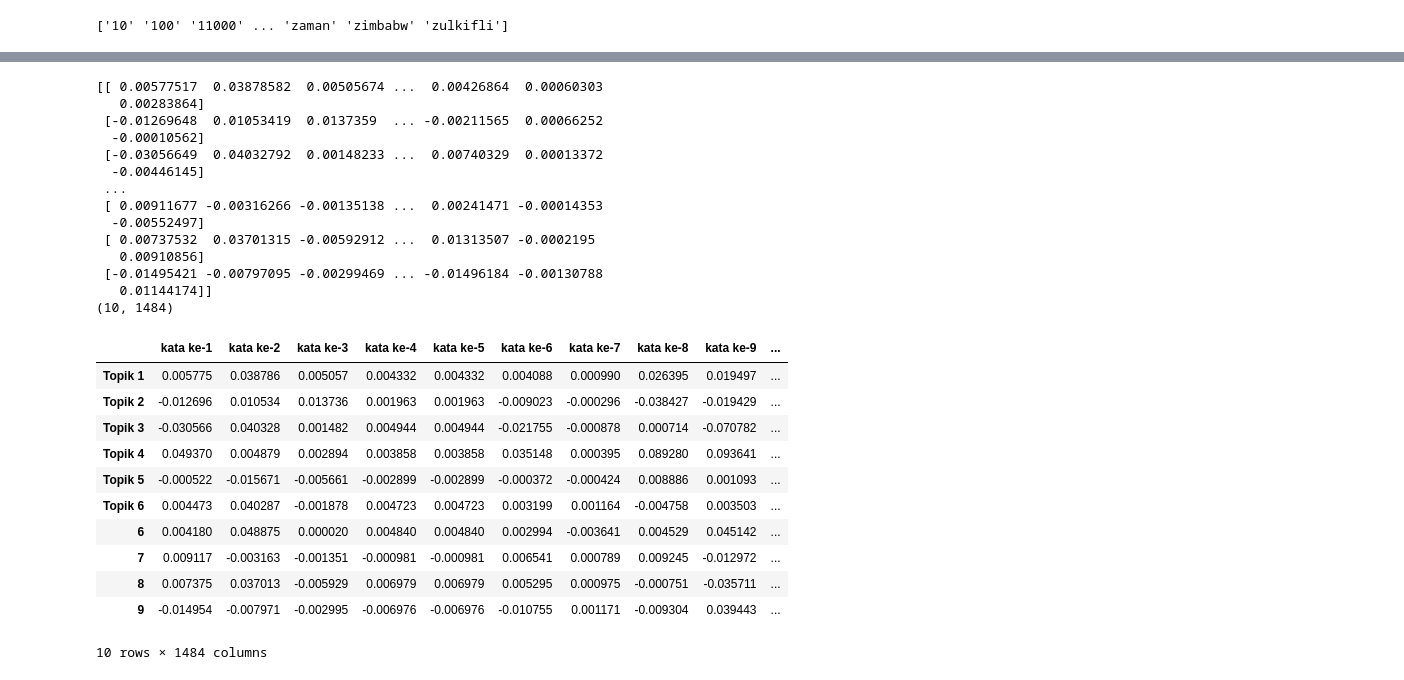
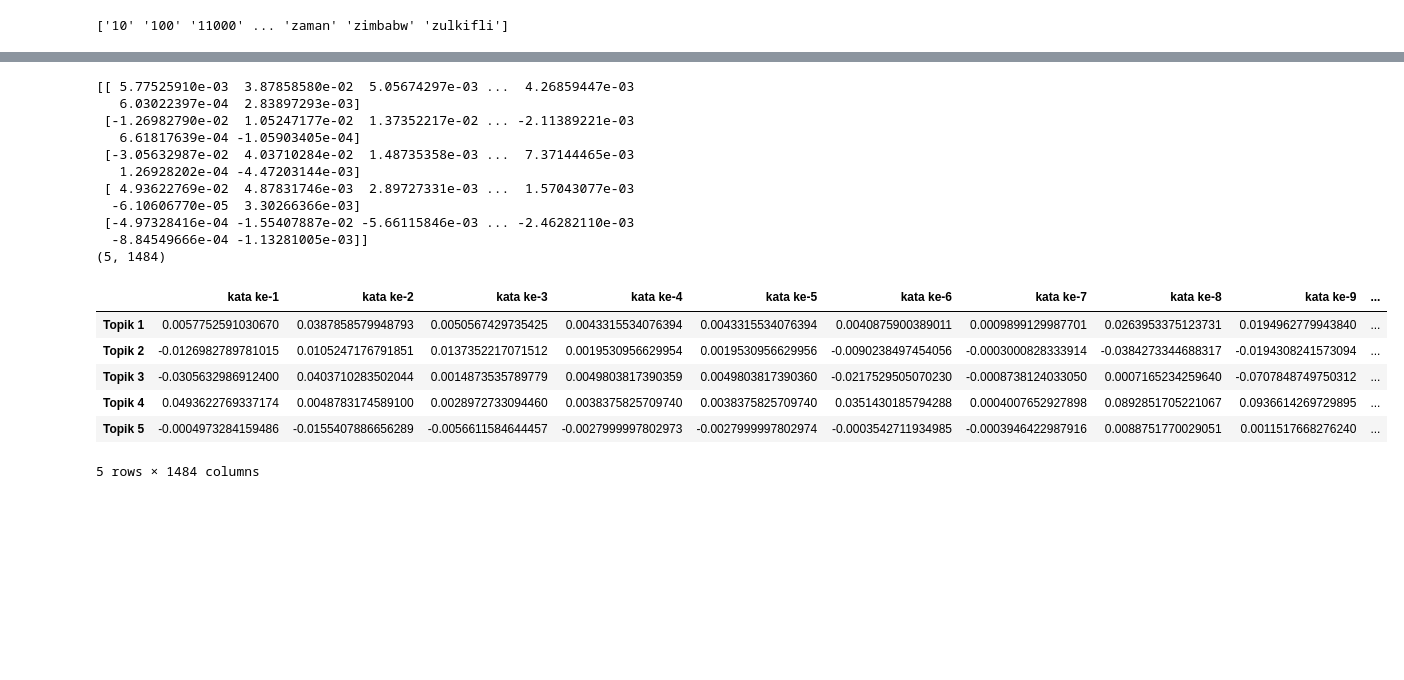
Before and after one commit to diahkamalia/prosaindata, a Jupyter notebook: _sources/topicmodelling.ipynb, the cells around one changed output, grey strips where cells are left out. Cells and saved outputs as stored; diff of their text form; code cells hidden in the pictures; blank space fills up the shorter version.

```diff
--- a/_sources/topicmodelling.ipynb
+++ b/_sources/topicmodelling.ipynb
@@ -297,7 +333,7 @@ df_new.to_csv('Capres2024dataset.csv', index=False)
 # %% [markdown]
 ## Modelling Data
 # %%
-data = pd.read_csv('https://raw.githubusercontent.com/diahkamalia/DataMining1/main/Capres2024dataset.csv')
+data = pd.read_csv("/content/drive/MyDrive/Prosaindata/tugas/Capres2024dataset.csv")
 data
 # %% [output]
 |  | stem |
@@ -390,8 +429,8 @@ df_tf_idf
 301 rows × 1484 columns
 # %%
 from sklearn.decomposition import TruncatedSVD
-lsa_model = TruncatedSVD(n_components=10, algorithm='randomized', n_iter=10, random_state=42)
-
+# SVD represent documents and terms in vectors
+lsa_model = TruncatedSVD(n_components=5, algorithm='randomized', n_iter=10, random_state=42)
 lsa_top=lsa_model.fit_transform(df_tf_idf)
 # %%
 print(lsa_top)
@@ -434,38 +473,30 @@ VT = lsa_model.components_
 print(VT)
 print(VT.shape) # (no_of_topics*no_of_words)
 # %% [output]
-[[ 0.00577517  0.03878582  0.00505674 ...  0.00426864  0.00060303
-   0.00283864]
- [-0.01269648  0.01053419  0.0137359  ... -0.00211565  0.00066252
-  -0.00010562]
- [-0.03056649  0.04032792  0.00148233 ...  0.00740329  0.00013372
-  -0.00446145]
- ...
- [ 0.00911677 -0.00316266 -0.00135138 ...  0.00241471 -0.00014353
-  -0.00552497]
- [ 0.00737532  0.03701315 -0.00592912 ...  0.01313507 -0.0002195
-   0.00910856]
- [-0.01495421 -0.00797095 -0.00299469 ... -0.01496184 -0.00130788
-   0.01144174]]
-(10, 1484)
+[[ 5.77525910e-03  3.87858580e-02  5.05674297e-03 ...  4.26859447e-03
+   6.03022397e-04  2.83897293e-03]
+ [-1.26982790e-02  1.05247177e-02  1.37352217e-02 ... -2.11389221e-03
+   6.61817639e-04 -1.05903405e-04]
+ [-3.05632987e-02  4.03710284e-02  1.48735358e-03 ...  7.37144465e-03
+   1.26928202e-04 -4.47203144e-03]
+ [ 4.93622769e-02  4.87831746e-03  2.89727331e-03 ...  1.57043077e-03
+  -6.10606770e-05  3.30266366e-03]
+ [-4.97328416e-04 -1.55407887e-02 -5.66115846e-03 ... -2.46282110e-03
+  -8.84549666e-04 -1.13281005e-03]]
+(5, 1484)
 # %%
 #bobot setiap kata terhadap topik
 label=[]
 for i in range (1,1485):
   hasil = f"kata ke-{i}"
   label.append(hasil)
 VT_tabel = pd.DataFrame(VT,columns=label)
-VT_tabel.rename(index={0:"Topik 1",1:"Topik 2",2:"Topik 3",3:"Topik 4",4:"Topik 5",5:"Topik 6"})
+VT_tabel.rename(index={0:"Topik 1",1:"Topik 2",2:"Topik 3",3:"Topik 4",4:"Topik 5"})
 # %% [output]
 |  | kata ke-1 | kata ke-2 | kata ke-3 | kata ke-4 | kata ke-5 | kata ke-6 | kata ke-7 | kata ke-8 | kata ke-9 | ... |
-| Topik 1 | 0.005775 | 0.038786 | 0.005057 | 0.004332 | 0.004332 | 0.004088 | 0.000990 | 0.026395 | 0.019497 | ... |
-| Topik 2 | -0.012696 | 0.010534 | 0.013736 | 0.001963 | 0.001963 | -0.009023 | -0.000296 | -0.038427 | -0.019429 | ... |
-| Topik 3 | -0.030566 | 0.040328 | 0.001482 | 0.004944 | 0.004944 | -0.021755 | -0.000878 | 0.000714 | -0.070782 | ... |
-| Topik 4 | 0.049370 | 0.004879 | 0.002894 | 0.003858 | 0.003858 | 0.035148 | 0.000395 | 0.089280 | 0.093641 | ... |
-| Topik 5 | -0.000522 | -0.015671 | -0.005661 | -0.002899 | -0.002899 | -0.000372 | -0.000424 | 0.008886 | 0.001093 | ... |
-| Topik 6 | 0.004473 | 0.040287 | -0.001878 | 0.004723 | 0.004723 | 0.003199 | 0.001164 | -0.004758 | 0.003503 | ... |
-| 6 | 0.004180 | 0.048875 | 0.000020 | 0.004840 | 0.004840 | 0.002994 | -0.003641 | 0.004529 | 0.045142 | ... |
-| 7 | 0.009117 | -0.003163 | -0.001351 | -0.000981 | -0.000981 | 0.006541 | 0.000789 | 0.009245 | -0.012972 | ... |
-| 8 | 0.007375 | 0.037013 | -0.005929 | 0.006979 | 0.006979 | 0.005295 | 0.000975 | -0.000751 | -0.035711 | ... |
-| 9 | -0.014954 | -0.007971 | -0.002995 | -0.006976 | -0.006976 | -0.010755 | 0.001171 | -0.009304 | 0.039443 | ... |
+| Topik 1 | 0.0057752591030670 | 0.0387858579948793 | 0.0050567429735425 | 0.0043315534076394 | 0.0043315534076394 | 0.0040875900389011 | 0.0009899129987701 | 0.0263953375123731 | 0.0194962779943840 | ... |
+| Topik 2 | -0.0126982789781015 | 0.0105247176791851 | 0.0137352217071512 | 0.0019530956629954 | 0.0019530956629956 | -0.0090238497454056 | -0.0003000828333914 | -0.0384273344688317 | -0.0194308241573094 | ... |
+| Topik 3 | -0.0305632986912400 | 0.0403710283502044 | 0.0014873535789779 | 0.0049803817390359 | 0.0049803817390360 | -0.0217529505070230 | -0.0008738124033050 | 0.0007165234259640 | -0.0707848749750312 | ... |
+| Topik 4 | 0.0493622769337174 | 0.0048783174589100 | 0.0028972733094460 | 0.0038375825709740 | 0.0038375825709740 | 0.0351430185794288 | 0.0004007652927898 | 0.0892851705221067 | 0.0936614269729895 | ... |
+| Topik 5 | -0.0004973284159486 | -0.0155407886656289 | -0.0056611584644457 | -0.0027999997802973 | -0.0027999997802974 | -0.0003542711934985 | -0.0003946422987916 | 0.0088751770029051 | 0.0011517668276240 | ... |
-10 rows × 1484 columns
+5 rows × 1484 columns
```
Also changed, not shown: parts of 26 cells of this notebook, 13 other files.
